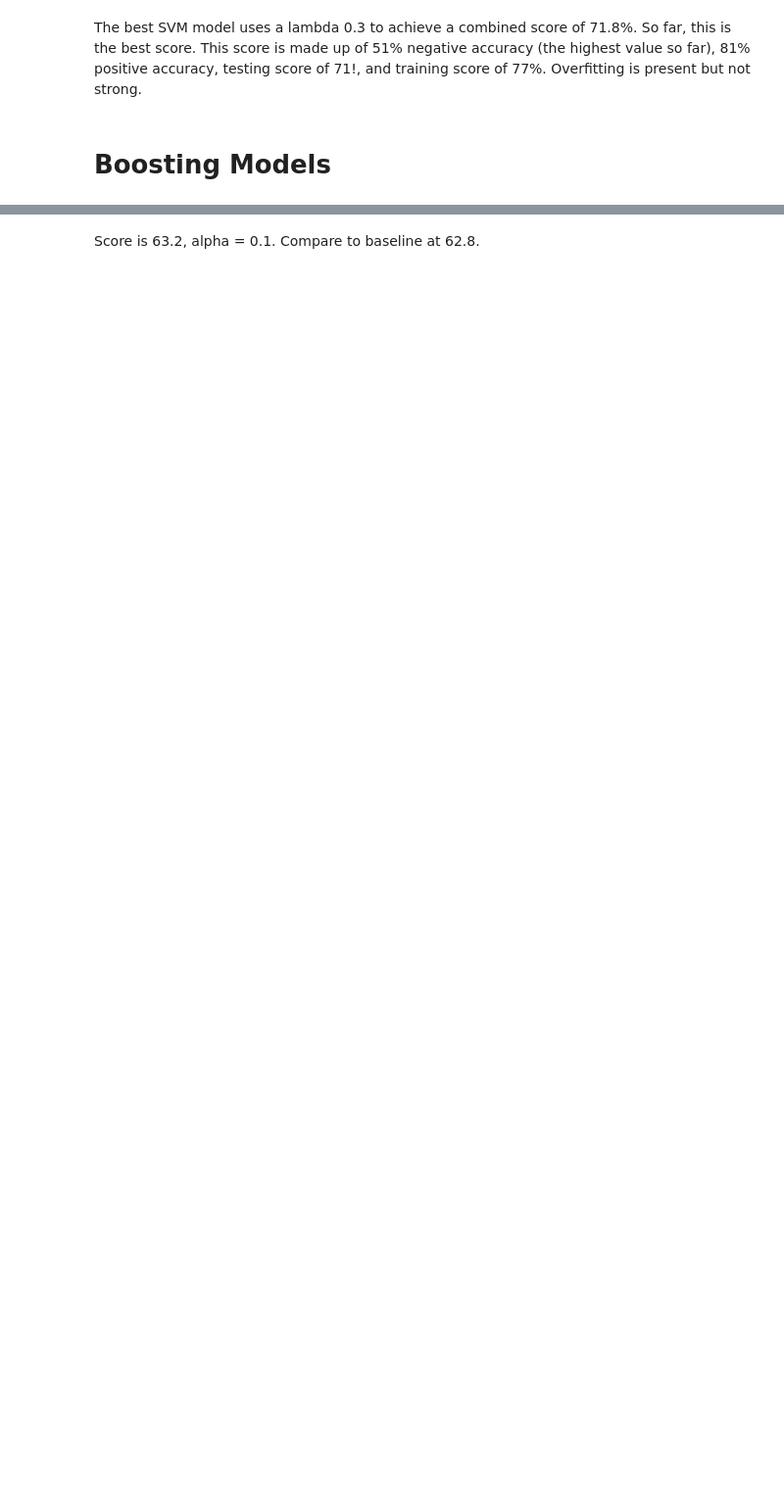
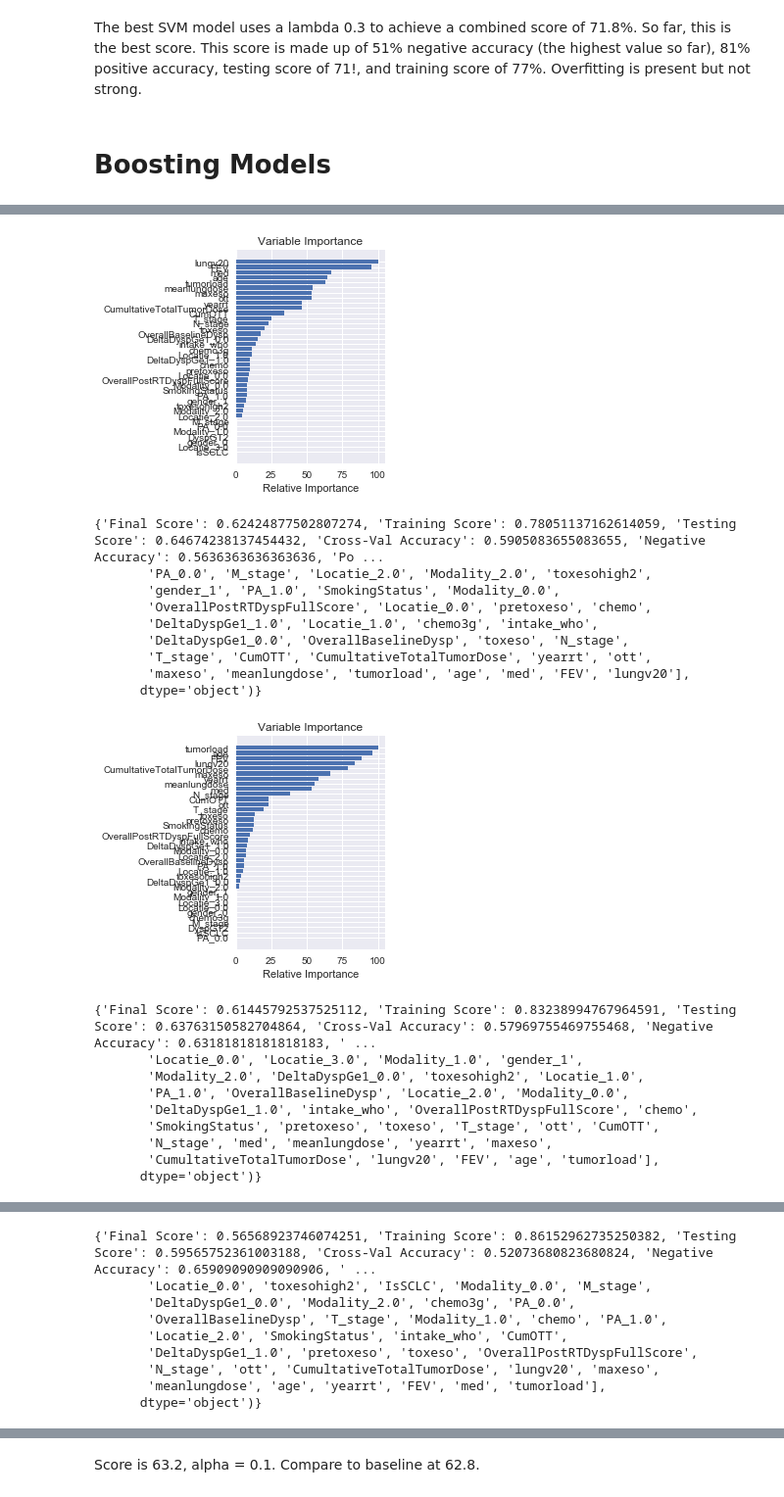
Before and after one commit to birajaghoshal/Supervised-Capstone, a Jupyter notebook: Supervised Capstone Practice.ipynb, the cells around one changed output, grey strips where cells are left out. Shown at 98% size. Cells and saved outputs as stored; diff of their text form; code cells hidden in the pictures; blank space fills up the shorter version.

```diff
--- a/Supervised Capstone Practice.ipynb
+++ b/Supervised Capstone Practice.ipynb
@@ -607,8 +587,6 @@ def run_forest(X,Y):
     runs = []
 
     def random_forest(depth_max, feature_max, min_split, n, random):
-
-        #X_dummies = pd.get_dummies(X)
         rfc = ensemble.RandomForestClassifier(
             max_depth = depth_max,
             max_features = feature_max,
@@ -621,8 +599,15 @@ def run_forest(X,Y):
 
         print(f'Max Depth: {depth_max}, Max Feature = {feature_max}, Number of Trees = {n}, Random State = {random}, Min Samples Split: {min_split}')
 
-        score = recall_score (rfc, X, Y)
-        runs.append({'score':score, 'Max Depth':depth_max, 'Random State':random, 'Max Feature':feature_max, 'Min Samples Split':min_split, 'Number of Trees':n})
+        results = recall_score (rfc, X, Y)
+        results['Max Depth'] = depth_max
+        results['Random State'] = random
+        results['Max Feature'] = feature_max
+        results['Number of Trees'] = n
+        results['Min Samples Split'] = min_split
+        runs.append(results)
+        print(results)
+        print("\n")
 
     depth_maxs = [3,4,5]
     randoms = [1]
@@ -637,8 +622,8 @@ def run_forest(X,Y):
                     for random in randoms:
                         random_forest (depth_max, feature_max, min_split, n, random)
 
-    runs.sort(key = lambda run: run['score'])
-    print(runs[-1])
+    runs.sort(key = lambda run: run['Final Score'])
+    print(f'Best Run: {runs[-1]}')
 
 run_forest(X,Y)
 # %% [output]
@@ -769,0 +819,25 @@ Index(['TreatmentType', 'M_stage', 'IsSCLC', 'gtv1', 'DyspGT2',
+# %%
+sorted_col = run_boosting(X,Y)
+reduced_col = sorted_col[19:]
+print(reduced_col)
+# %% [output]
+[figure, added]
+{'Final Score': 0.62424877502807274, 'Training Score': 0.78051137162614059, 'Testing Score': 0.64674238137454432, 'Cross-Val Accuracy': 0.5905083655083655, 'Negative Accuracy': 0.5636363636363636, 'Po ...
+       'PA_0.0', 'M_stage', 'Locatie_2.0', 'Modality_2.0', 'toxesohigh2',
+       'gender_1', 'PA_1.0', 'SmokingStatus', 'Modality_0.0',
+       'OverallPostRTDyspFullScore', 'Locatie_0.0', 'pretoxeso', 'chemo',
+       'DeltaDyspGe1_1.0', 'Locatie_1.0', 'chemo3g', 'intake_who',
+       'DeltaDyspGe1_0.0', 'OverallBaselineDysp', 'toxeso', 'N_stage',
+       'T_stage', 'CumOTT', 'CumultativeTotalTumorDose', 'yearrt', 'ott',
+       'maxeso', 'meanlungdose', 'tumorload', 'age', 'med', 'FEV', 'lungv20'],
+      dtype='object')}
+[figure, added]
+{'Final Score': 0.61445792537525112, 'Training Score': 0.83238994767964591, 'Testing Score': 0.63763150582704864, 'Cross-Val Accuracy': 0.57969755469755468, 'Negative Accuracy': 0.63181818181818183, ' ...
+       'Locatie_0.0', 'Locatie_3.0', 'Modality_1.0', 'gender_1',
+       'Modality_2.0', 'DeltaDyspGe1_0.0', 'toxesohigh2', 'Locatie_1.0',
+       'PA_1.0', 'OverallBaselineDysp', 'Locatie_2.0', 'Modality_0.0',
+       'DeltaDyspGe1_1.0', 'intake_who', 'OverallPostRTDyspFullScore', 'chemo',
+       'SmokingStatus', 'pretoxeso', 'toxeso', 'T_stage', 'ott', 'CumOTT',
+       'N_stage', 'med', 'meanlungdose', 'yearrt', 'maxeso',
+       'CumultativeTotalTumorDose', 'lungv20', 'FEV', 'age', 'tumorload'],
+      dtype='object')}
@@ -769,0 +845,9 @@ Index(['TreatmentType', 'M_stage', 'IsSCLC', 'gtv1', 'DyspGT2',
+{'Final Score': 0.56568923746074251, 'Training Score': 0.86152962735250382, 'Testing Score': 0.59565752361003188, 'Cross-Val Accuracy': 0.52073680823680824, 'Negative Accuracy': 0.65909090909090906, ' ...
+       'Locatie_0.0', 'toxesohigh2', 'IsSCLC', 'Modality_0.0', 'M_stage',
+       'DeltaDyspGe1_0.0', 'Modality_2.0', 'chemo3g', 'PA_0.0',
+       'OverallBaselineDysp', 'T_stage', 'Modality_1.0', 'chemo', 'PA_1.0',
+       'Locatie_2.0', 'SmokingStatus', 'intake_who', 'CumOTT',
+       'DeltaDyspGe1_1.0', 'pretoxeso', 'toxeso', 'OverallPostRTDyspFullScore',
+       'N_stage', 'ott', 'CumultativeTotalTumorDose', 'lungv20', 'maxeso',
+       'meanlungdose', 'age', 'yearrt', 'FEV', 'med', 'tumorload'],
+      dtype='object')}
```
Also changed, not shown: parts of 20 cells of this notebook.
